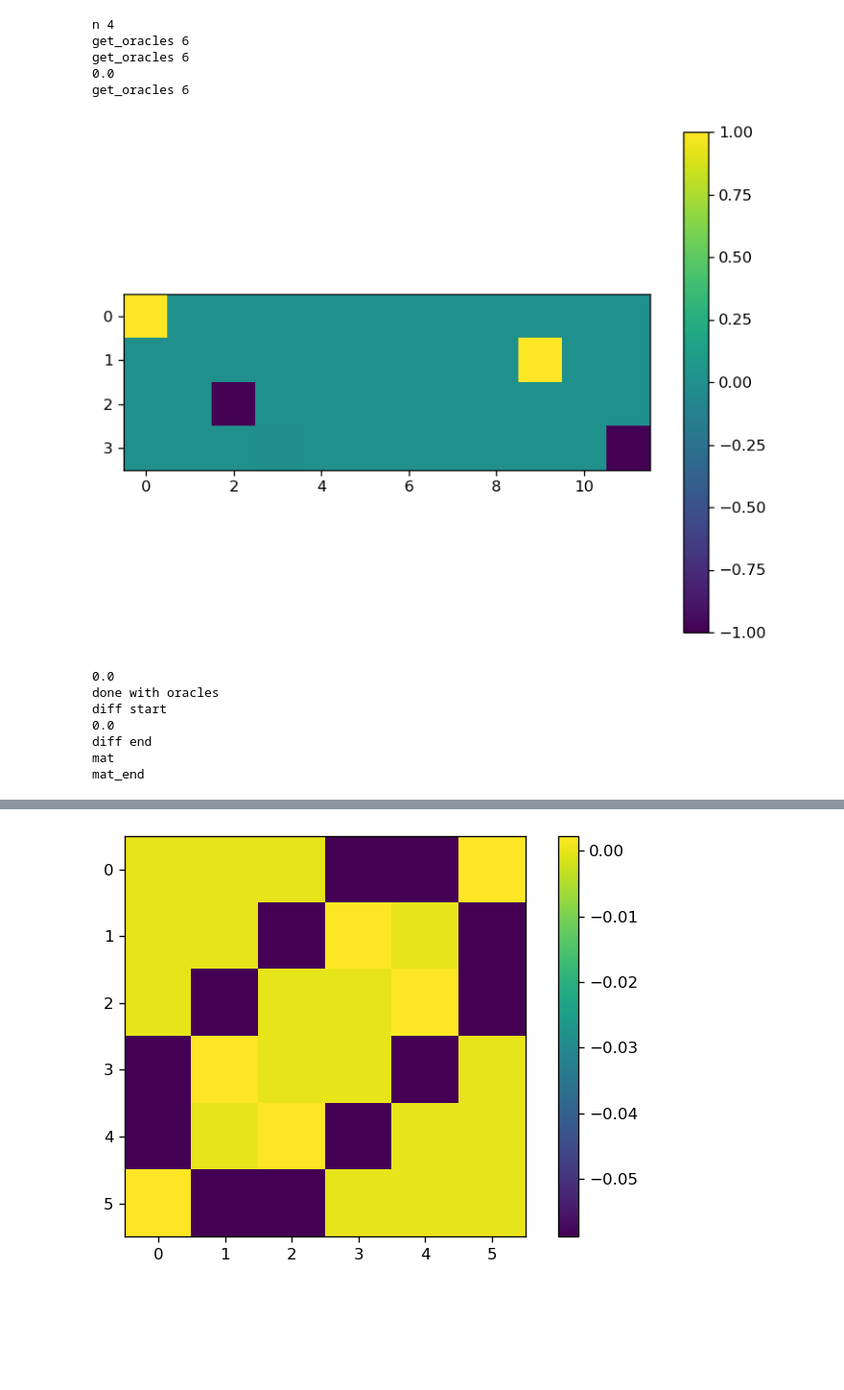
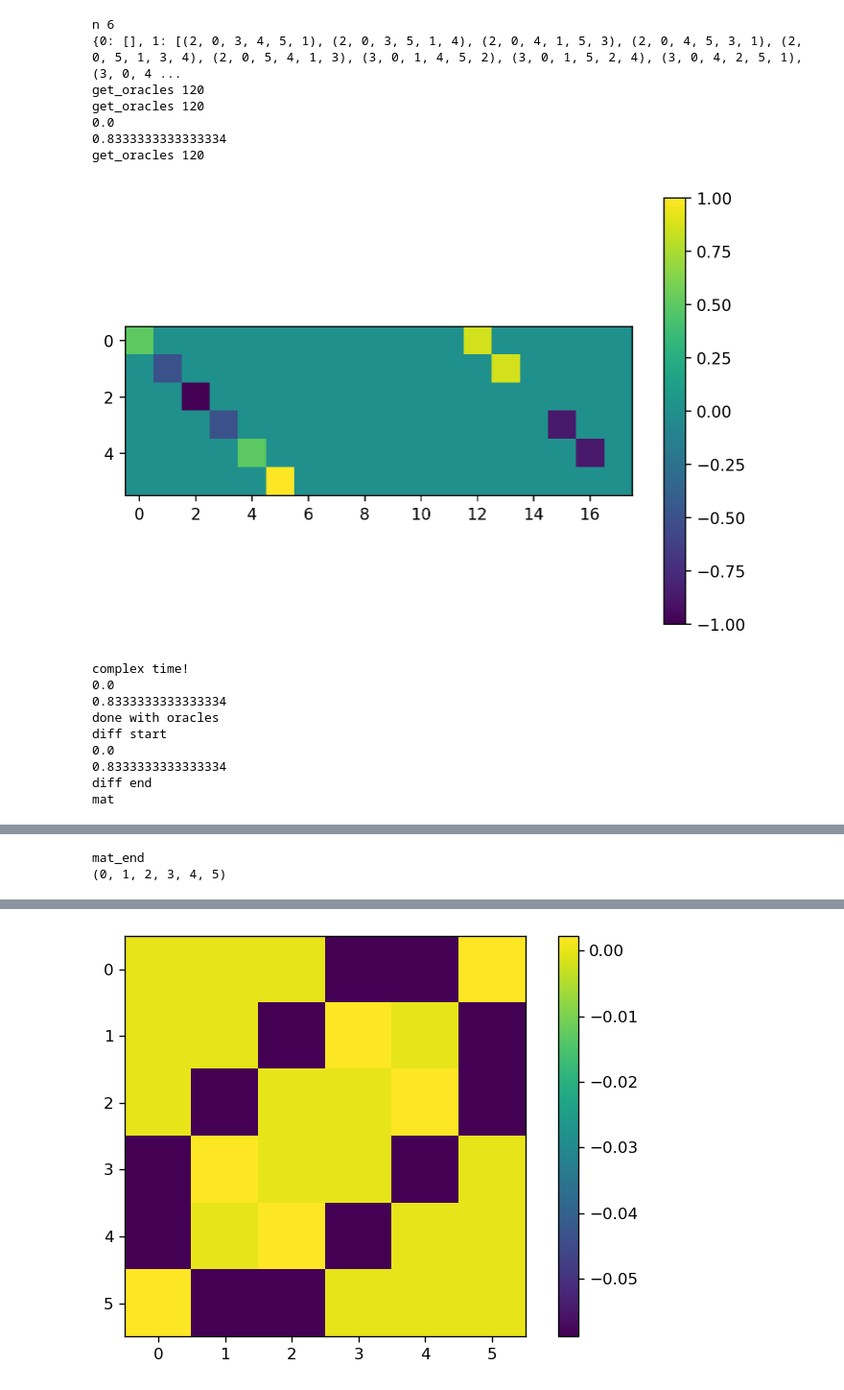
Before and after one commit to blake-holman/ED_Adversaries, a Jupyter notebook: Relative.ipynb, the cells around one changed output, grey strips where cells are left out. Shown at 96% size. Cells and saved outputs as stored; diff of their text form; code cells hidden in the pictures; blank space fills up the shorter version.

```diff
--- a/Relative.ipynb
+++ b/Relative.ipynb
@@ -546,54 +612,65 @@ def real_phase_oracle(func):
 # %%
-n = 4
+n = 6
 m = 1
+%config InlineBackend.figure_format = 'retina'
+perms = get_cycles(n)
+standard_perms = [cycle_to_standard(cycle) for cycle in perms]
+keys, perm_types = search_perm_sorter(standard_perms)
 
-perms = get_cycles(n)
-# standard_perms = [cycle_to_standard(cycle) for cycle in perms]
-keys, perm_types = search_perm_sorter(perms)
+print(perm_types)
 inv_keys = {v:key for key, v in keys.items()}
 sorted_perms = [inv_keys[i] for i in range(len(keys))]
 
 standard_perms = [cycle_to_standard(perm) for perm in perms]
-oracles = get_oracles(perms, cycle_oracle, to_list=True)
+oracles = get_oracles(perms, permutation_oracle, to_list=True)
 standard_oracles = get_oracles(standard_perms, standard_oracle, to_list=True)
 standard_diffs = get_oracle_diffs(standard_oracles, mat=True, keys=keys)
 
 phase_oracles = get_oracles(standard_perms, real_phase_oracle, to_list=True)
+
+
 visualize(phase_oracles[0], complex=True)
 phase_diffs = get_oracle_diffs(phase_oracles, phase_oracle_diffs)
 # tests = [np.norm(p.H*)]
 print('done with oracles')
 print('diff start')
 oracle_diffs = get_oracle_diffs(oracles, prod=True, mat=True, keys=keys)
 print('diff end')
 
 # oracle_diffs = np.block(oracle_diffs_list)
 print('mat')
 # mat = function_erasure_mask(perms)
 # print(preimage_dict)
-mat = function_erasure_mask(perms)
+mat = function_erasure_mask(standard_perms)
+visualize(mat)
 print('mat_end')
 # visualize(phase_diffs, complex=True)
 # print(phase_diffs)
-visualize(phase_diffs, complex=True)
+print(perms[0])
+visualize(phase_oracles[0], (list(range(n)),list(range(n)) ), complex=True)
+visualize(phase_diffs, complex=True, to_string=True)
 visualize(mat, (perms, perms))
-Lambda, Y, W = relative_hadamard_norm_max(mat, phase_diffs, len(perms), uni=True)
+Lambda, Y, W = relative_hadamard_norm_max(mat, phase_diffs, len(perms), uni=True, threads=2)
 visualize(np.real(Lambda), (perms, perms), to_string=True)
 visualize(np.real(W))
 visualize(np.real(Y))
 # visualize(np.real(Lambda*mat))
 # print(np.max(np.abs(np.imag(Lambda))))
 # %% [output]
-n 4
-get_oracles 6
-get_oracles 6
+n 6
+{0: [], 1: [(2, 0, 3, 4, 5, 1), (2, 0, 3, 5, 1, 4), (2, 0, 4, 1, 5, 3), (2, 0, 4, 5, 3, 1), (2, 0, 5, 1, 3, 4), (2, 0, 5, 4, 1, 3), (3, 0, 1, 4, 5, 2), (3, 0, 1, 5, 2, 4), (3, 0, 4, 2, 5, 1), (3, 0, 4 ...
+get_oracles 120
+get_oracles 120
 0.0
-get_oracles 6
+0.8333333333333334
+get_oracles 120
-[figure, old version]
+[figure, new version]
+complex time!
 0.0
+0.8333333333333334
 done with oracles
 diff start
 0.0
+0.8333333333333334
 diff end
 mat
-mat_end
@@ -600,0 +678,2 @@ mat_end
+mat_end
+(0, 1, 2, 3, 4, 5)
```
Also changed, not shown: parts of 4 cells of this notebook, 2 other files.
